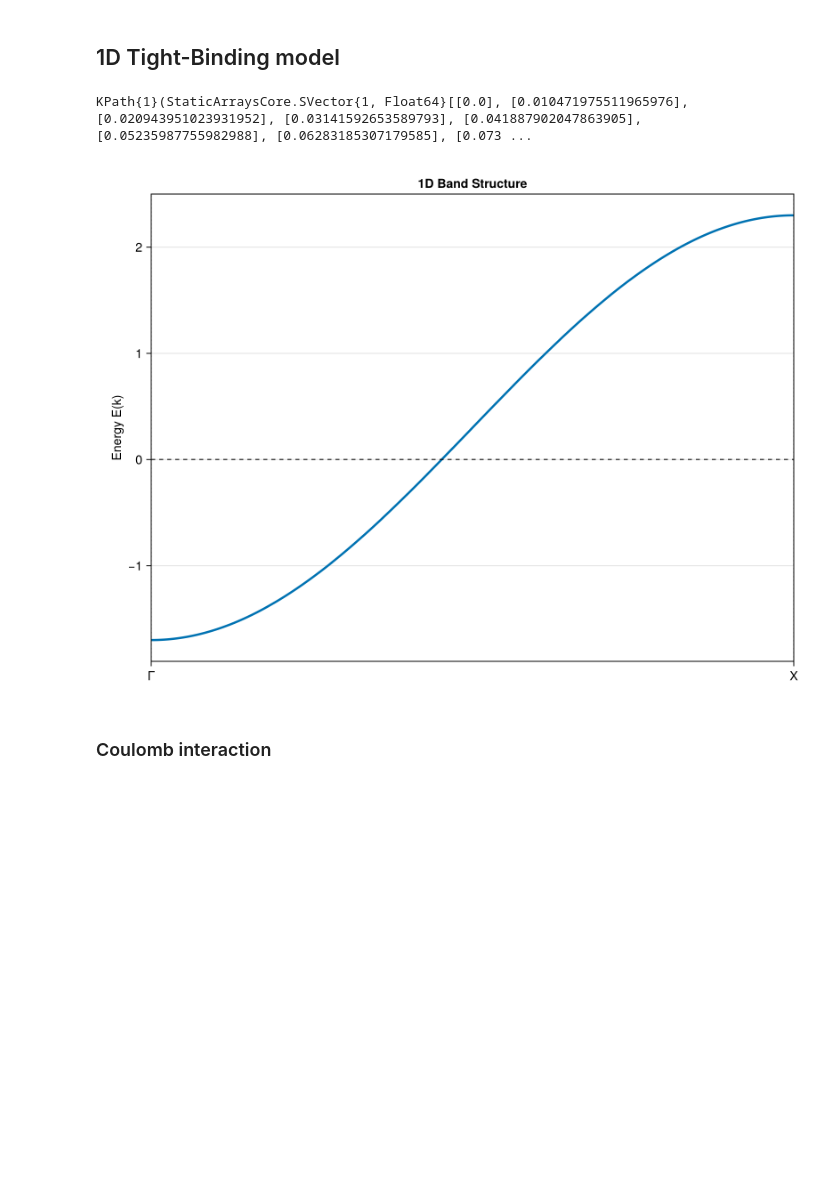
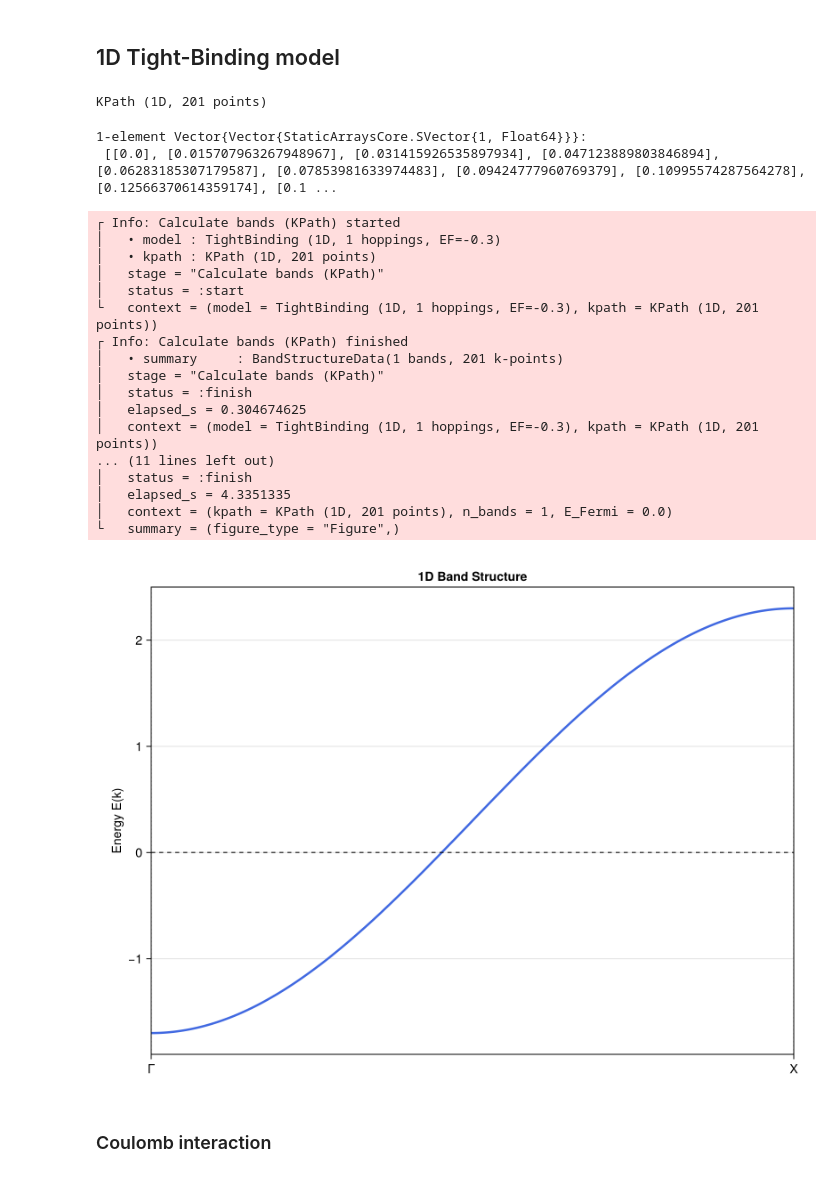
Before and after one commit to ymzhang0/Eliashberg, a Jupyter notebook: examples/plasmon/plasmon.ipynb, the cells around one changed output. Saved outputs shown, nothing was run; the diff lists cells and outputs as text; code cells hidden in the pictures; blank space fills up the shorter version.

```diff
--- a/examples/plasmon/plasmon.ipynb
+++ b/examples/plasmon/plasmon.ipynb
@@ -17,21 +21,43 @@ using CairoMakie
 # %% [markdown]
 ## 1D Tight-Binding model
 # %%
-lattice= ChainLattice(1.5) # 晶格常数 1.5 的一维链
-kgrid = generate_reciprocal_lattice(lattice, 2000)
+structure = atomic_chain(1) # 晶格常数 1.5 的一维链
+kgrid = generate_kgrid(structure, 2000)
 
-tb = TightBinding(lattice, 1.0, -0.3)
+model = TightBinding(structure, 1.0, -0.3)
 
-path = generate_kpath(lattice; n_pts_per_segment=200)
+path = generate_kpath(structure; n_pts_per_segment=200)
 # %% [output]
-KPath{1}(StaticArraysCore.SVector{1, Float64}[[0.0], [0.010471975511965976], [0.020943951023931952], [0.03141592653589793], [0.041887902047863905], [0.05235987755982988], [0.06283185307179585], [0.073 ...
+KPath (1D, 201 points)
+# %%
+path.kpaths
+# %% [output]
+1-element Vector{Vector{StaticArraysCore.SVector{1, Float64}}}:
+ [[0.0], [0.015707963267948967], [0.031415926535897934], [0.047123889803846894], [0.06283185307179587], [0.07853981633974483], [0.09424777960769379], [0.10995574287564278], [0.12566370614359174], [0.1 ...
 # %%
-band_data = compute_band_data(tb, path)
-f = plot(band_data)
-save("tb_1d_eband.png", f)
-f
+band_data = calculate_bands(model, path)
+plot(band_data)
+# save("tb_1d_eband.png", f)
+# f
 # %% [output]
+┌ Info: Calculate bands (KPath) started
+│   • model : TightBinding (1D, 1 hoppings, EF=-0.3)
+│   • kpath : KPath (1D, 201 points)
+│   stage = "Calculate bands (KPath)"
+│   status = :start
+└   context = (model = TightBinding (1D, 1 hoppings, EF=-0.3), kpath = KPath (1D, 201 points))
+┌ Info: Calculate bands (KPath) finished
+│   • summary     : BandStructureData(1 bands, 201 k-points)
+│   stage = "Calculate bands (KPath)"
+│   status = :finish
+│   elapsed_s = 0.304674625
+│   context = (model = TightBinding (1D, 1 hoppings, EF=-0.3), kpath = KPath (1D, 201 points))
+... (11 lines left out)
+│   status = :finish
+│   elapsed_s = 4.3351335
+│   context = (kpath = KPath (1D, 201 points), n_bands = 1, E_Fermi = 0.0)
+└   summary = (figure_type = "Figure",)
-[figure, old version]
+[figure, new version]
 # %% [markdown]
 ### Coulomb interaction
 # %%
```
Also changed, not shown: parts of 7 cells of this notebook, 43 other files.
